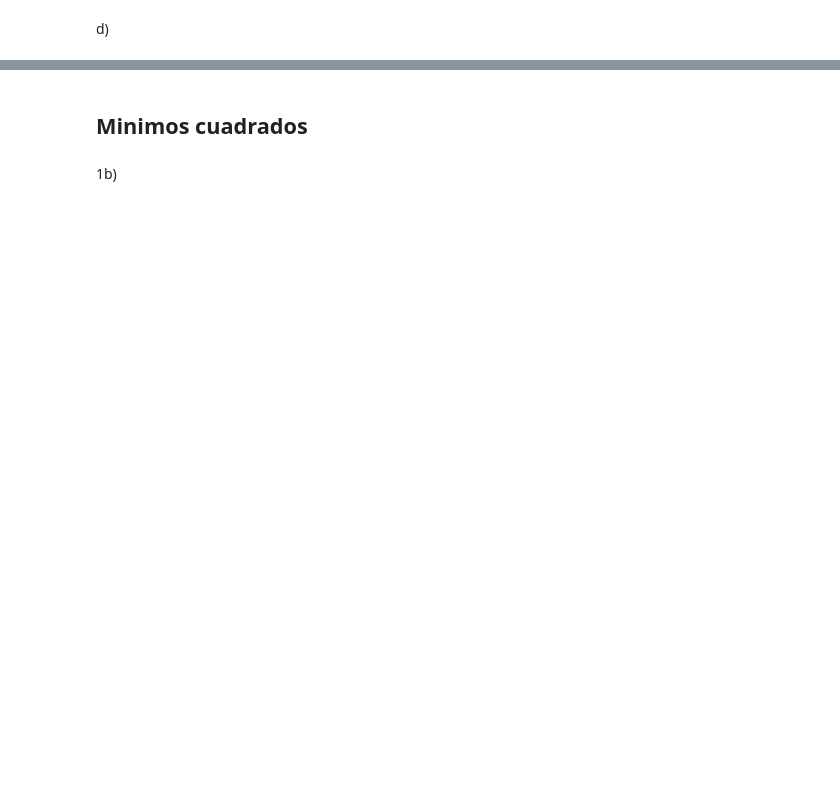
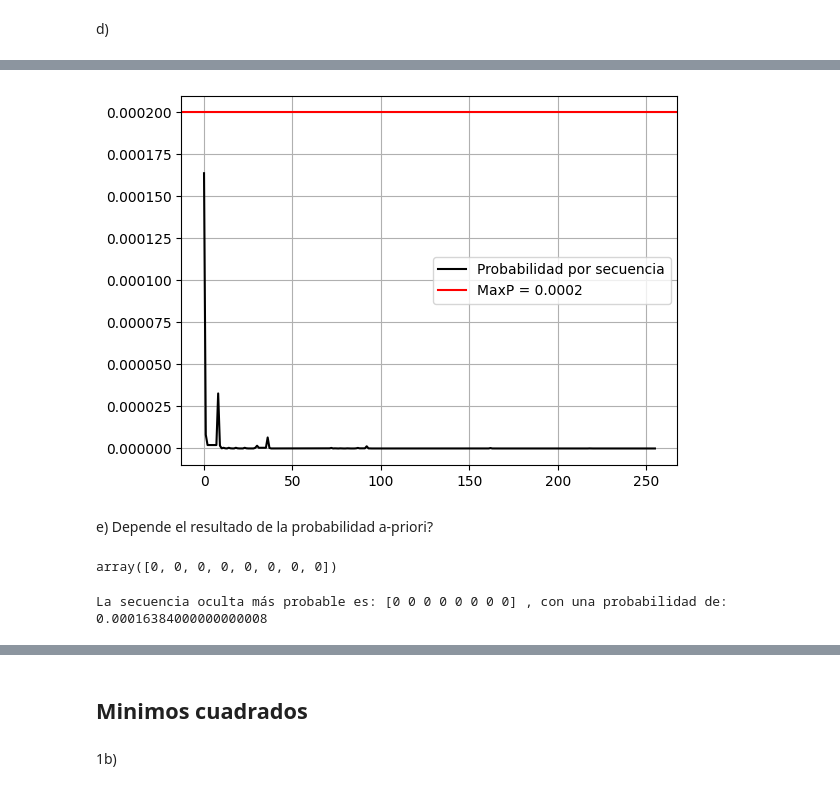
Before and after one commit to Alejandri731/MetodosI_MarianaMontoya_JoseCifuentes, a Jupyter notebook: Ejercicios Parcial 4/Ejercicios_optimización.ipynb, the cells around one changed output, grey strips where cells are left out. Saved outputs shown, nothing was run; the diff lists cells and outputs as text; code cells hidden in the pictures; blank space fills up the shorter version.

```diff
--- a/Ejercicios Parcial 4/Ejercicios_optimización.ipynb
+++ b/Ejercicios Parcial 4/Ejercicios_optimización.ipynb
@@ -274,0 +314,10 @@ np.sum(PObs)
+# %%
+plt.plot(P, label='Probabilidad por secuencia', color='black')
+plt.axhline(y=0.0002, linestyle='-', color='r', label='MaxP = 0.0002')
+plt.grid()
+plt.legend()
+plt.show()
+# %% [output]
+[figure, added]
+# %% [markdown]
+e) Depende el resultado de la probabilidad a-priori?
@@ -274,0 +333,9 @@ np.sum(PObs)
+# %%
+hsec2
+# %% [output]
+array([0, 0, 0, 0, 0, 0, 0, 0])
+# %%
+# Secuencia oculta más probable -> B,J,J,J,J,J,J,J
+print("La secuencia oculta más probable es:",hsec2,", con una probabilidad de:",hsec_p2)
+# %% [output]
+La secuencia oculta más probable es: [0 0 0 0 0 0 0 0] , con una probabilidad de: 0.00016384000000000008
```
Also changed, not shown: parts of 26 cells of this notebook.
